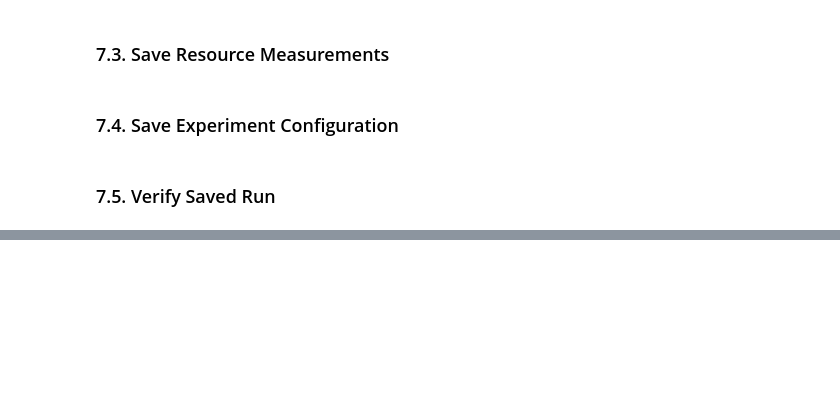
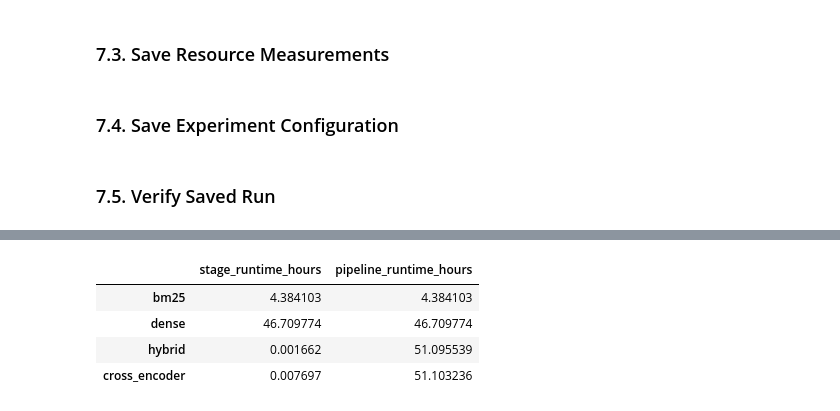
Before and after one commit to REALBroomFish/AutomatedFactVerification_RetrieverComparison, a Jupyter notebook: notebooks/2_retrieval_evaluation.ipynb, the cells around one changed output, grey strips where cells are left out. Saved outputs shown, nothing was run; the diff lists cells and outputs as text; code cells hidden in the pictures; blank space fills up the shorter version.

```diff
--- a/notebooks/2_retrieval_evaluation.ipynb
+++ b/notebooks/2_retrieval_evaluation.ipynb
@@ -932,0 +1155,41 @@ for path in sorted(RUN_DIR.iterdir()):
+# %%
+PIPELINE_RUNTIMES = {
+    "bm25": RUNTIMES["bm25"],
+
+    "dense": RUNTIMES["dense"],
+
+    "hybrid": (
+        RUNTIMES["bm25"]
+        + RUNTIMES["dense"]
+        + RUNTIMES["hybrid_fusion"]
+    ),
+
+    "cross_encoder": (
+        RUNTIMES["bm25"]
+        + RUNTIMES["dense"]
+        + RUNTIMES["hybrid_fusion"]
+        + RUNTIMES["cross_encoder"]
+    ),
+}
+
+runtime_comparison = pd.DataFrame({
+    "stage_runtime_hours": {
+        "bm25": RUNTIMES["bm25"] / 3600,
+        "dense": RUNTIMES["dense"] / 3600,
+        "hybrid": RUNTIMES["hybrid_fusion"] / 3600,
+        "cross_encoder": RUNTIMES["cross_encoder"] / 3600,
+    },
+
+    "pipeline_runtime_hours": {
+        method: runtime / 3600
+        for method, runtime in PIPELINE_RUNTIMES.items()
+    },
+})
+
+display(runtime_comparison)
+# %% [output]
+|  | stage_runtime_hours | pipeline_runtime_hours |
+| bm25 | 4.384103 | 4.384103 |
+| dense | 46.709774 | 46.709774 |
+| hybrid | 0.001662 | 51.095539 |
+| cross_encoder | 0.007697 | 51.103236 |
```
Also changed, not shown: parts of 16 cells of this notebook, 19 other files.
